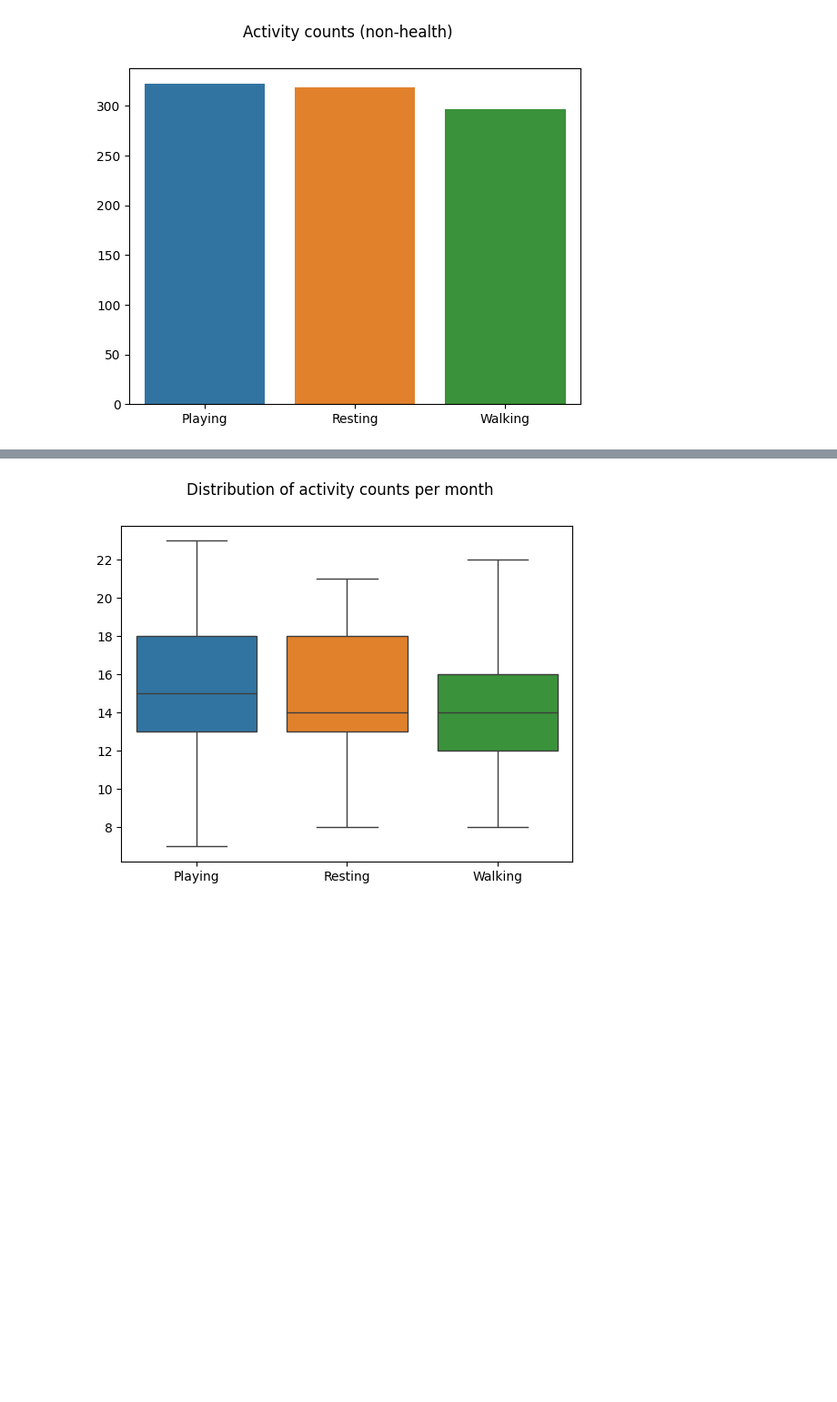
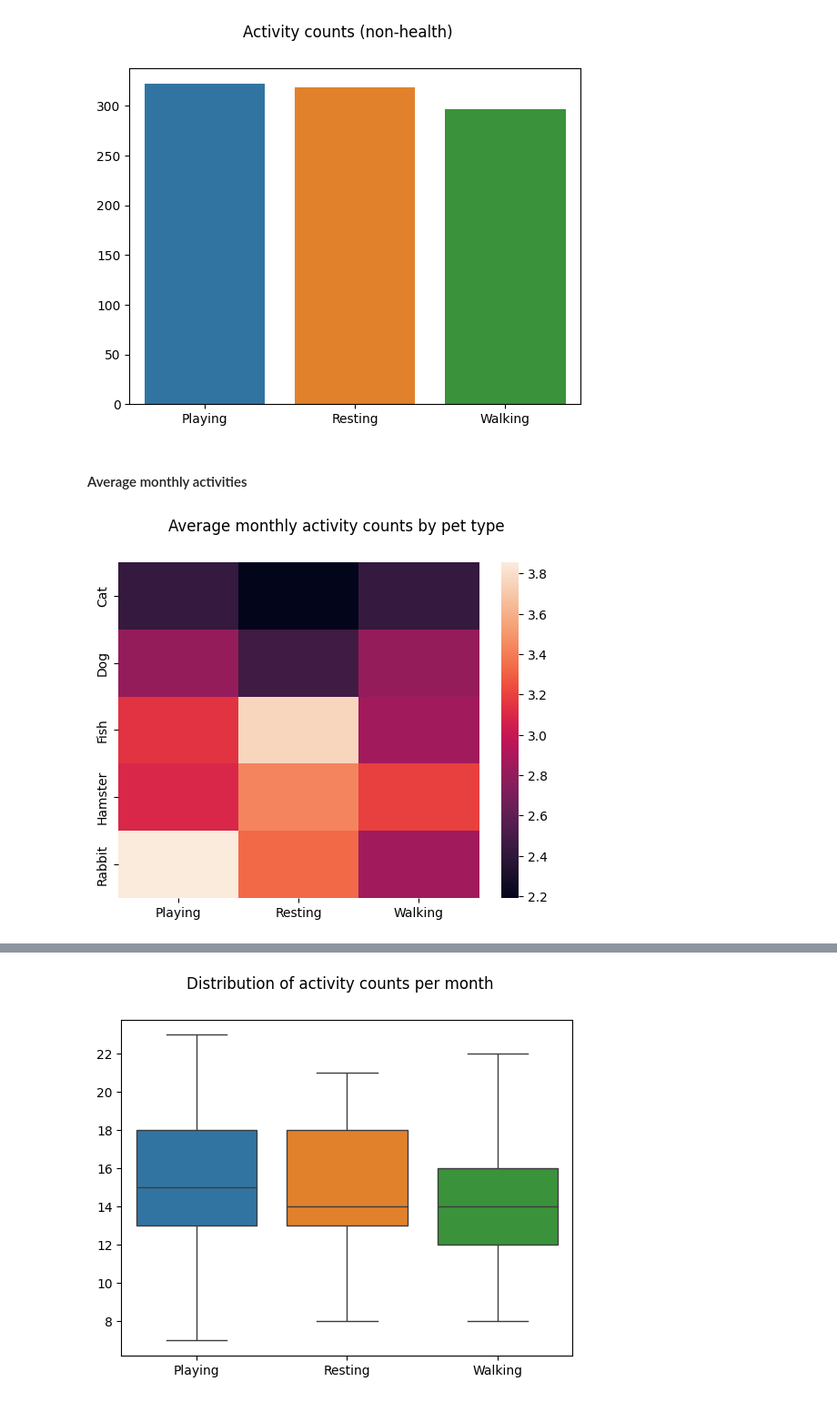
Before and after one commit to kozmik-moore/pet-software-developer-pipeline, a Jupyter notebook: code/notebook.ipynb, the cells around one changed output, grey strips where cells are left out. Shown: that part at 91% size. Drawn from its saved outputs; the diff is of its cells as text; code cells hidden in the pictures; blank space fills up the shorter version.

Commit message:
Added activities heatmaps. Updated README.

```diff
--- a/code/notebook.ipynb
+++ b/code/notebook.ipynb
@@ -136,3 +137,9 @@ visuals.health_activities_boxplots(cleaned, by_type=True, save=True)
 visuals.activities_countplots(data=cleaned, save=True)
 # %% [output]
 [figure]
+# %% [markdown]
+#### Average monthly activities
+# %%
+visuals.activities_heatmaps(cleaned, category='pets', save=True);
+# %% [output]
+[figure, added]
```
Also changed, not shown: parts of 5 cells of this notebook, 5 other files.
